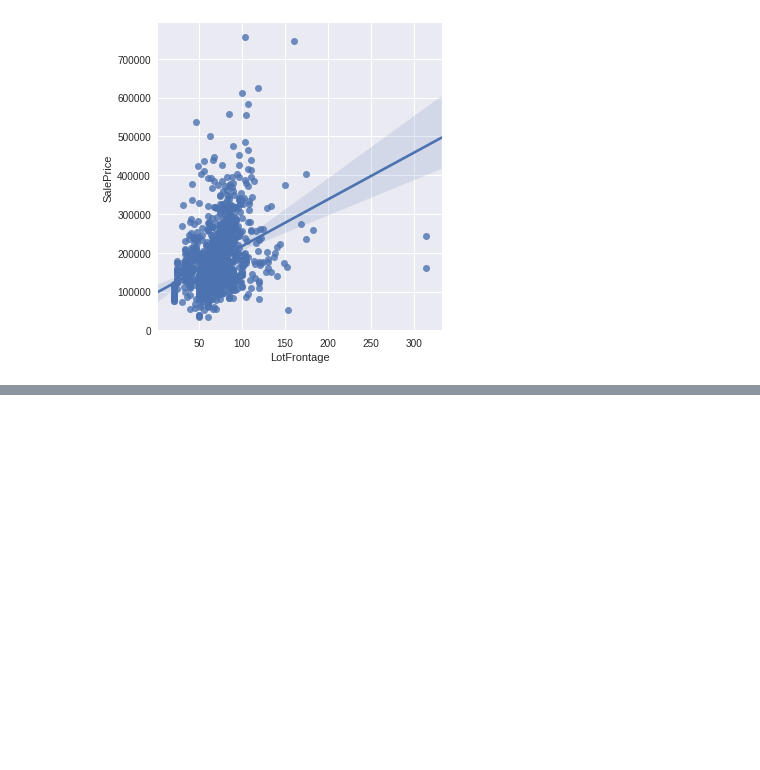
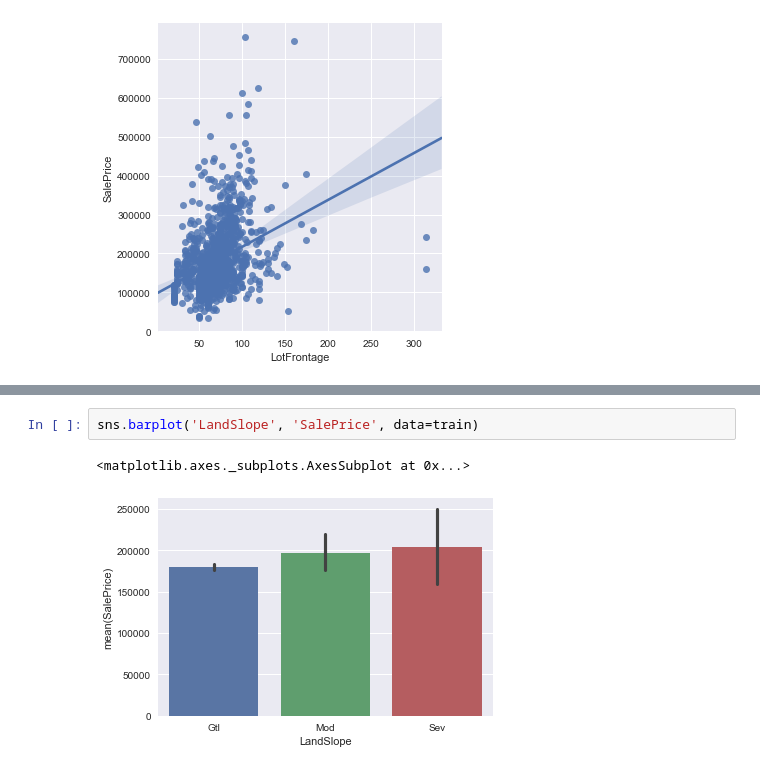
Before and after one commit to jjinho/house_prices, a Jupyter notebook: House Prices.ipynb, the cells around one changed output, grey strips where cells are left out. Cells and saved outputs as stored; diff of their text form; blank space fills up the shorter version.

```diff
--- a/House Prices.ipynb
+++ b/House Prices.ipynb
@@ -80,0 +76,5 @@ sns.barplot('LotShape', 'SalePrice', data=train)
+# %%
+sns.barplot('LandSlope', 'SalePrice', data=train)
+# %% [output]
+<matplotlib.axes._subplots.AxesSubplot at 0x...>
+[figure, added]
```
Also changed, not shown: parts of 76 cells of this notebook, 1 other file.
